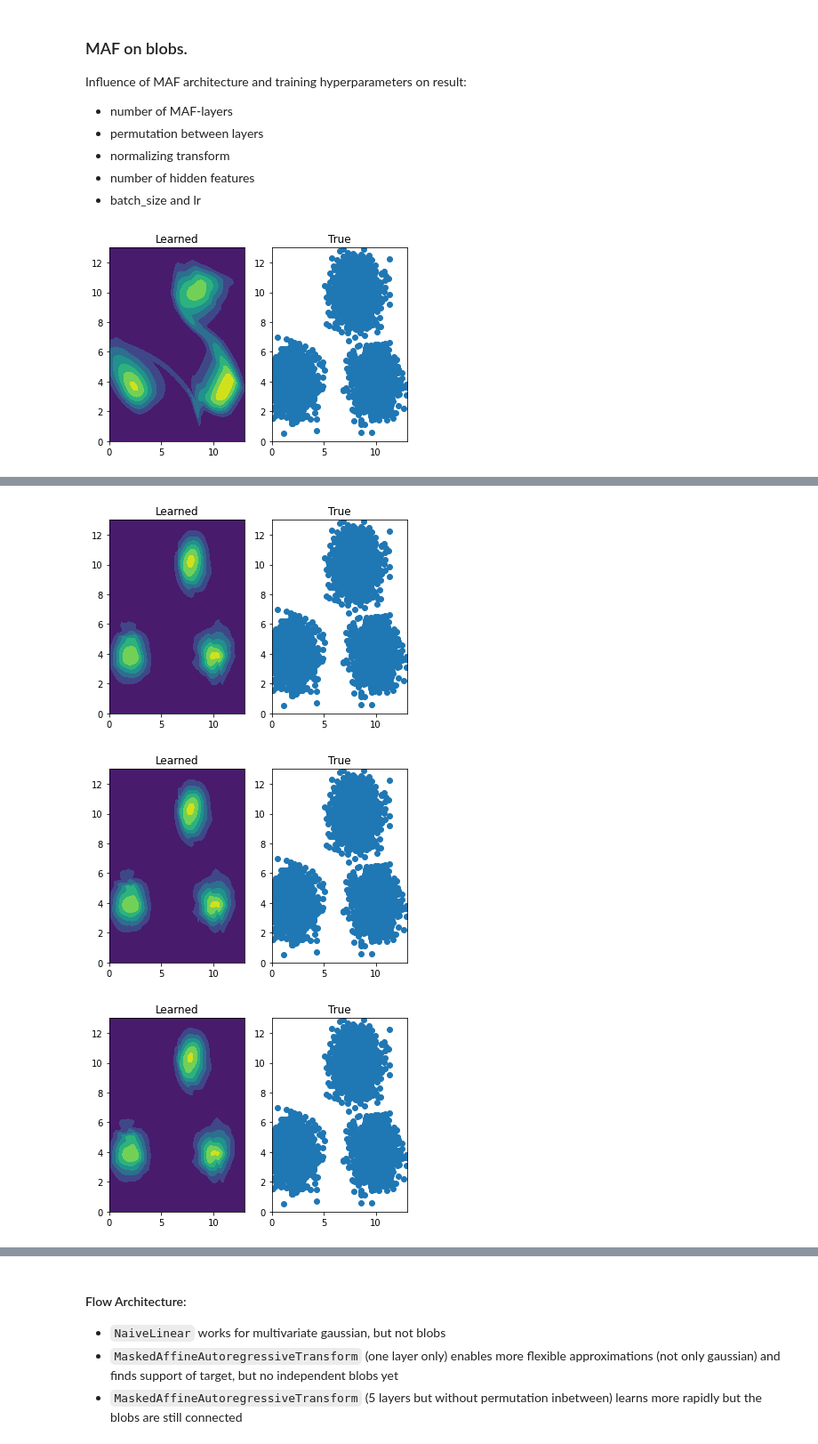
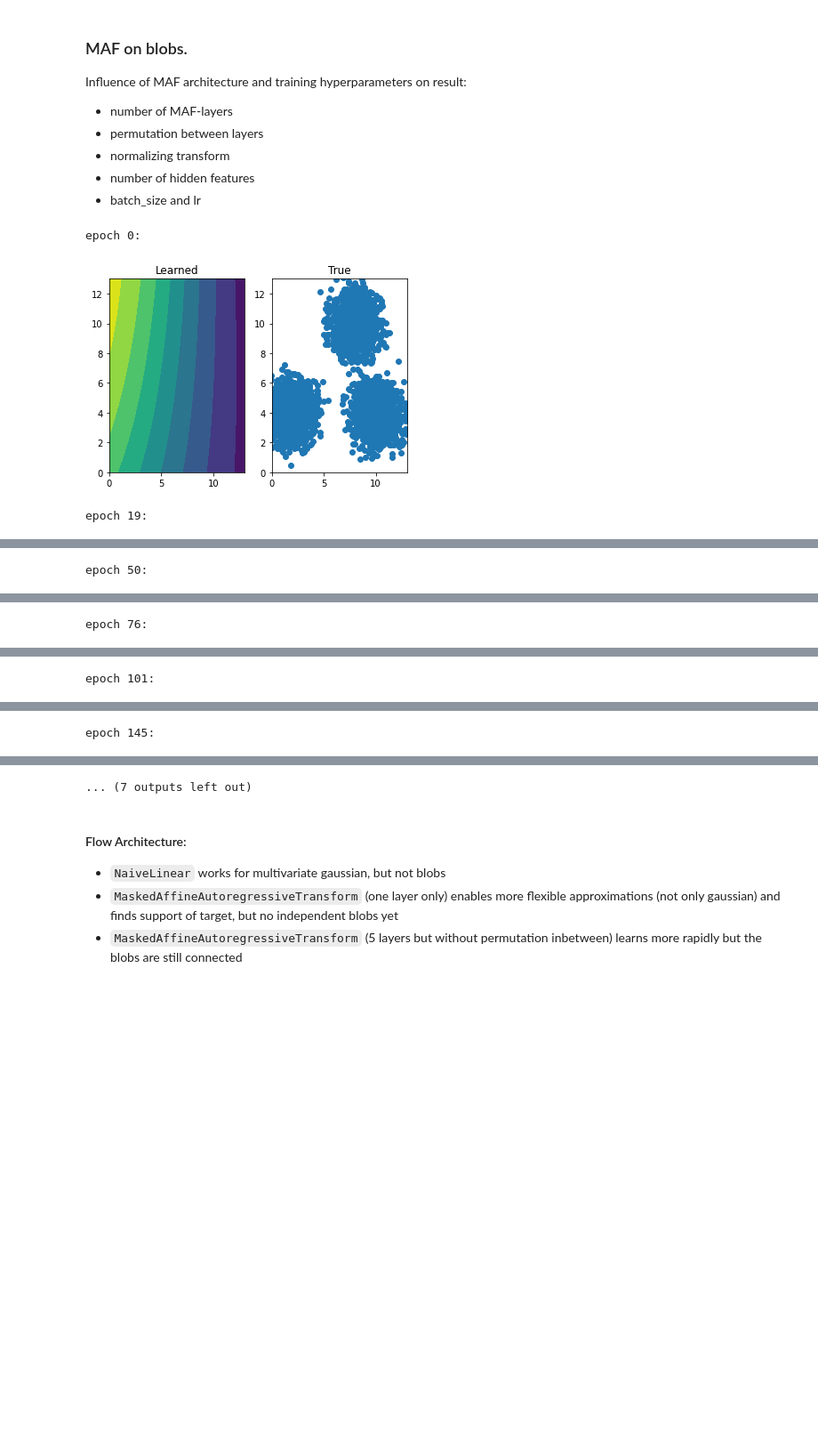
Before and after one commit to JuliaLinhart/NormalizingFlows, a Jupyter notebook: notebooks/toy_examples_nflows_flowtorch.ipynb, the cells around one changed output, grey strips where cells are left out. Shown at 89% size. Drawn from its saved outputs; the diff is of its cells as text; code cells hidden in the pictures; blank space fills up the shorter version.

```diff
--- a/notebooks/toy_examples_nflows_flowtorch.ipynb
+++ b/notebooks/toy_examples_nflows_flowtorch.ipynb
@@ -113,6 +113,8 @@ base_dist = distributions.StandardNormal(shape=torch.Size([d]))
 # MAF
 maf = construct_maf(features=x_samples, hidden_features=4, standardize_transform=True)
 # %%
-train(maf, x_samples, num_epochs=5000, batch_size=n//10, lr=0.005, plt_max=13)
+train(maf, x_samples, num_epochs=2000, batch_size=n//10, lr=0.005, plt_max=13, validation=True)
 # %% [output]
+epoch 0:
-[figure, old version]
+[figure, new version]
+epoch 19:
@@ -119,0 +122 @@ train(maf, x_samples, num_epochs=5000, batch_size=n//10, lr=0.005, plt_max=13)
+epoch 50:
@@ -120,0 +124 @@ train(maf, x_samples, num_epochs=5000, batch_size=n//10, lr=0.005, plt_max=13)
+epoch 76:
@@ -121,0 +126 @@ train(maf, x_samples, num_epochs=5000, batch_size=n//10, lr=0.005, plt_max=13)
+epoch 101:
@@ -122,0 +128 @@ train(maf, x_samples, num_epochs=5000, batch_size=n//10, lr=0.005, plt_max=13)
+epoch 145:
@@ -124,3 +129,0 @@ train(maf, x_samples, num_epochs=5000, batch_size=n//10, lr=0.005, plt_max=13)
-[figure, removed]
-[figure, removed]
-[figure, removed]
@@ -129,3 +130,4 @@ train(maf, x_samples, num_epochs=5000, batch_size=n//10, lr=0.005, plt_max=13)
+... (7 outputs left out)
 # %% [markdown]
 #### Flow Architecture:
 - `NaiveLinear` works for multivariate gaussian, but not blobs
```
Also changed, not shown: parts of 10 cells of this notebook, 4 other files.
